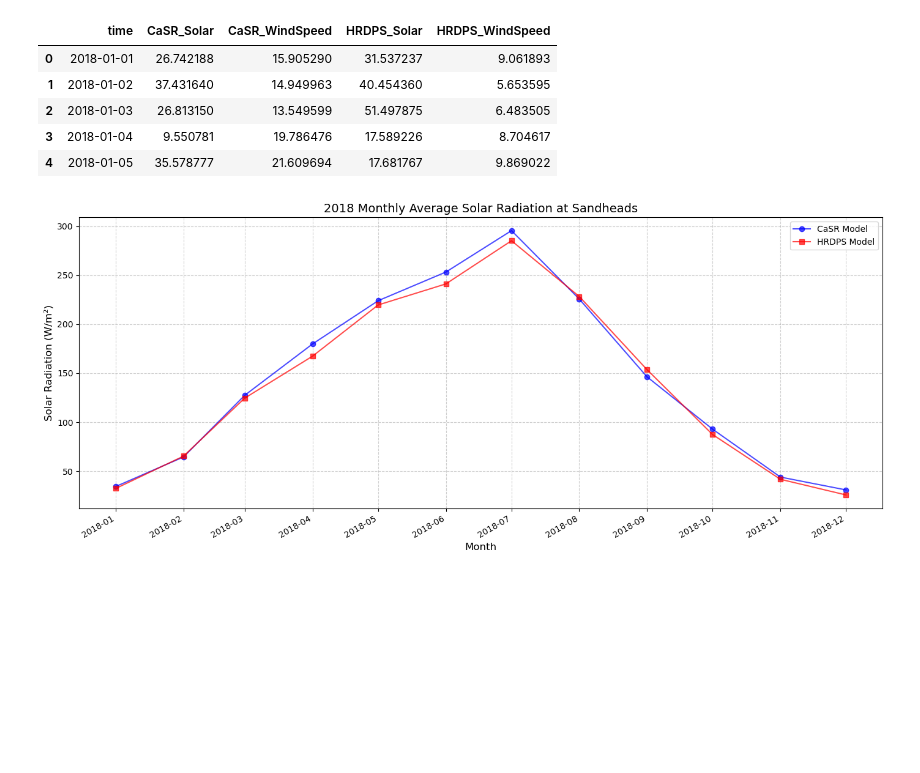
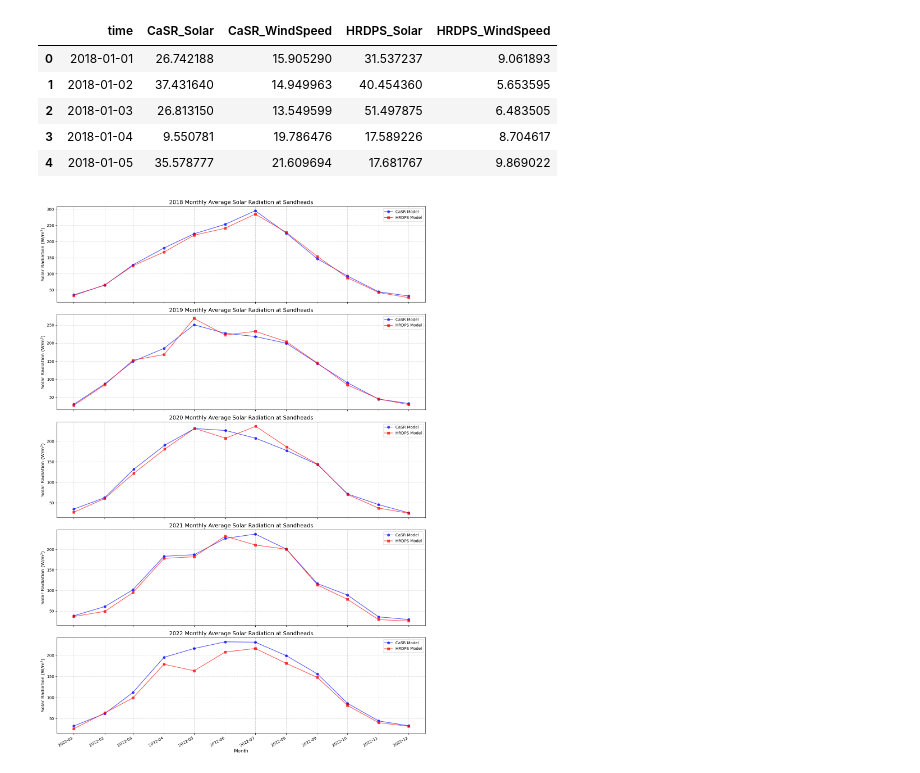
Before and after one commit to SalishSeaCast/analysis-junqi, a Jupyter notebook: Analysis_Atmospheric_Forcing/Analysis_model_comparison/Radiation Comparison.ipynb, the cells around one changed output. Drawn from its saved outputs; the diff is of its cells as text; code cells hidden in the pictures; blank space fills up the shorter version.

Commit message:
feat: monthly solar radiation

```diff
--- a/Analysis_Atmospheric_Forcing/Analysis_model_comparison/Radiation Comparison.ipynb
+++ b/Analysis_Atmospheric_Forcing/Analysis_model_comparison/Radiation Comparison.ipynb
@@ -618,49 +631,63 @@ da.head()
 | 3 | 2018-01-04 | 9.550781 | 19.786476 | 17.589226 | 8.704617 |
 | 4 | 2018-01-05 | 35.578777 | 21.609694 | 17.681767 | 9.869022 |
 # %%
-# Monthly visualization
-
+# Monthly visualization: 2018-2023
 import pandas as pd
 import matplotlib.pyplot as plt
 import matplotlib.dates as mdates
 
-# 读取数据
-path_data = '/home/jqiu/analysis-junqi/Analysis_Atmospheric_Forcing/Analysis_model_comparison/Sandheads_2018_Daily_CaSR_vs_HRDPS.csv'
-da = pd.read_csv(path_data)
+# 定义需要遍历的年份
+years = range(2018, 2023)
+num_years = len(years)
 
-# 数据预处理：转换时间格式并计算月均值
-# 将 time 列转换为 datetime 对象
-da['time'] = pd.to_datetime(da['time'])
+# 创建多行1列的子图，根据年份数量动态调整图片高度 (每张图高度设为4)
+fig, axes = plt.subplots(nrows=num_years, ncols=1, figsize=(14, 4 * num_years))
 
-# 将 time 列设置为索引（这是使用 resample 函数的前提）
-da.set_index('time', inplace=True)
+# 文件路径模板，使用 {year} 占位符
+path_template = '/home/jqiu/analysis-junqi/Analysis_Atmospheric_Forcing/Analysis_model_comparison/Sandheads_{year}_Daily_CaSR_vs_HRDPS.csv'
 
-# 按月重采样并计算平均值 ('MS' 表示 Month Start，即将索引对齐到每月初)
-da_monthly = da.resample('MS').mean()
+# 遍历每一年并绘图
+for i, year in enumerate(years):
+    ax = axes[i] # 获取当前年份对应的子图对象
+    path_data = path_template.format(year=year)
 
-# 绘制月平均太阳辐射对比图
-fig, ax = plt.subplots(figsize=(14, 6))
+    try:
+        # 读取数据
+        da = pd.read_csv(path_data)
+    except FileNotFoundError:
+        print(f"警告：未找到 {year} 年的数据文件，跳过该年。路径: {path_data}")
+        continue
 
-# 绘制折线，加入 marker='o' 和 's' 突出每月的具体数值点
-ax.plot(da_monthly.index, da_monthly['CaSR_Solar'], marker='o', label='CaSR Model', color='blue', alpha=0.7)
-ax.plot(da_monthly.index, da_monthly['HRDPS_Solar'], marker='s', label='HRDPS Model', color='red', alpha=0.7)
+    # 数据预处理：转换时间格式并计算月均值
+    da['time'] = pd.to_datetime(da['time'])
+    da.set_index('time', inplace=True)
+    da_monthly = da.resample('MS').mean()
 
-# 设置标题和标签
-ax.set_title('2018 Monthly Average Solar Radiation at Sandheads', fontsize=14)
-ax.set_ylabel('Solar Radiation (W/m²)', fontsize=12)
-ax.set_xlabel('Month', fontsize=12)
+    # 绘制月平均太阳辐射对比图
+    ax.plot(da_monthly.index, da_monthly['CaSR_Solar'], marker='o', label='CaSR Model', color='blue', alpha=0.7)
+    ax.plot(da_monthly.index, da_monthly['HRDPS_Solar'], marker='s', label='HRDPS Model', color='red', alpha=0.7)
 
-# 设置图例和网格
-ax.legend(loc='upper right')
-ax.grid(True, linestyle='--', alpha=0.6)
+    # 设置标题和标签
+    ax.set_title(f'{year} Monthly Average Solar Radiation at Sandheads', fontsize=14)
+    ax.set_ylabel('Solar Radiation (W/m²)', fontsize=12)
 
-# 优化 X 轴显示格式，使其按月显示（如 2018-01）
-ax.xaxis.set_major_formatter(mdates.DateFormatter('%Y-%m'))
-ax.xaxis.set_major_locator(mdates.MonthLocator())
-fig.autofmt_xdate() # 自动旋转日期标签以防重叠
+    # 为了美观，只在最底部的子图添加 X 轴的总标签
+    if i == num_years - 1:
+        ax.set_xlabel('Month', fontsize=12)
 
-# 调整布局并展示
+    # 设置图例和网格
+    ax.legend(loc='upper right')
+    ax.grid(True, linestyle='--', alpha=0.6)
+
+    # 优化 X 轴显示格式，使其按月显示（如 2018-01）
+    ax.xaxis.set_major_formatter(mdates.DateFormatter('%Y-%m'))
+    ax.xaxis.set_major_locator(mdates.MonthLocator())
+
+# 自动旋转所有子图的日期标签以防重叠
+fig.autofmt_xdate()
+
+# 调整布局以防止子图之间的标题和坐标轴重叠
 plt.tight_layout()
 plt.show()
 # %% [output]
-[figure, old version]
+[figure, new version]
```
Also changed, not shown: parts of 1 cell of this notebook, 2 other files.
